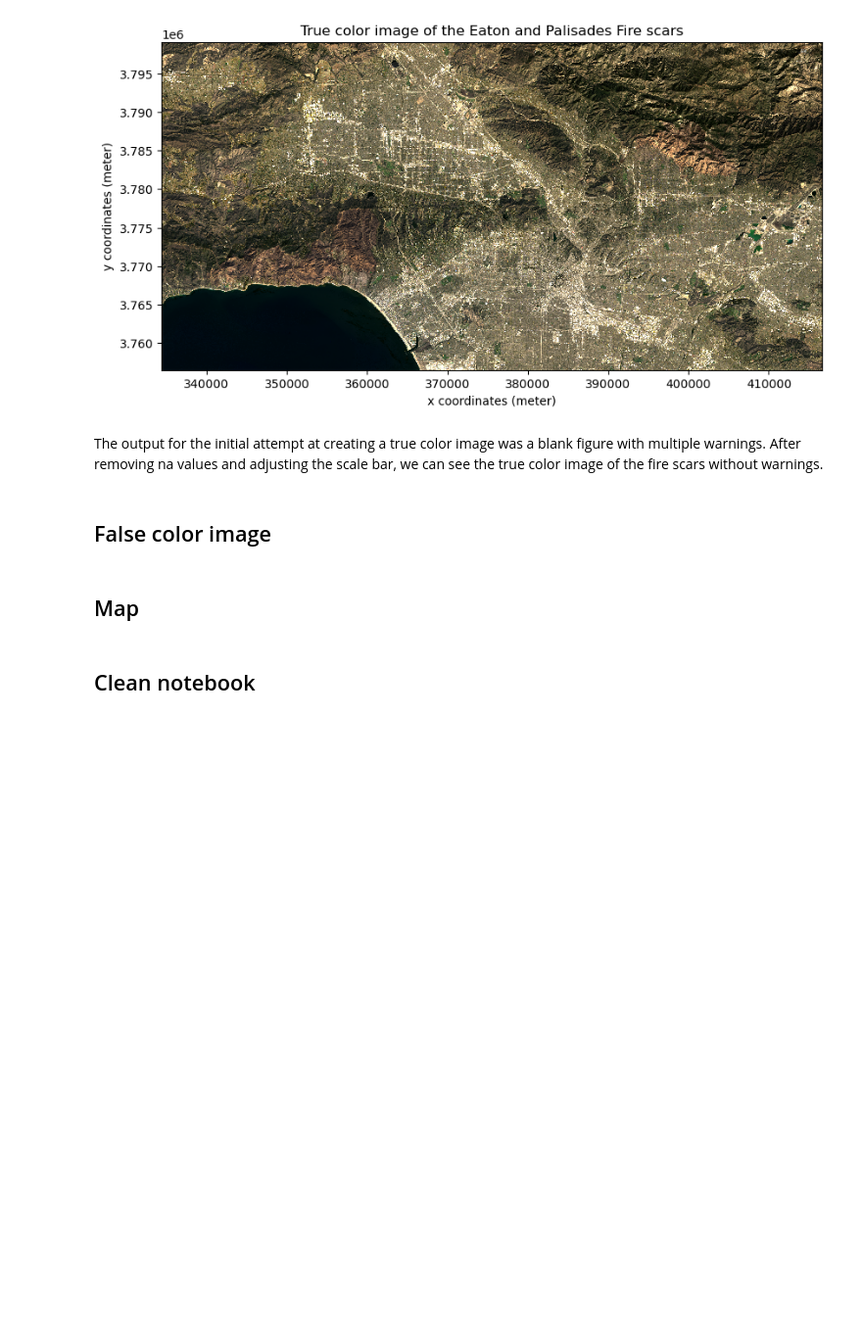
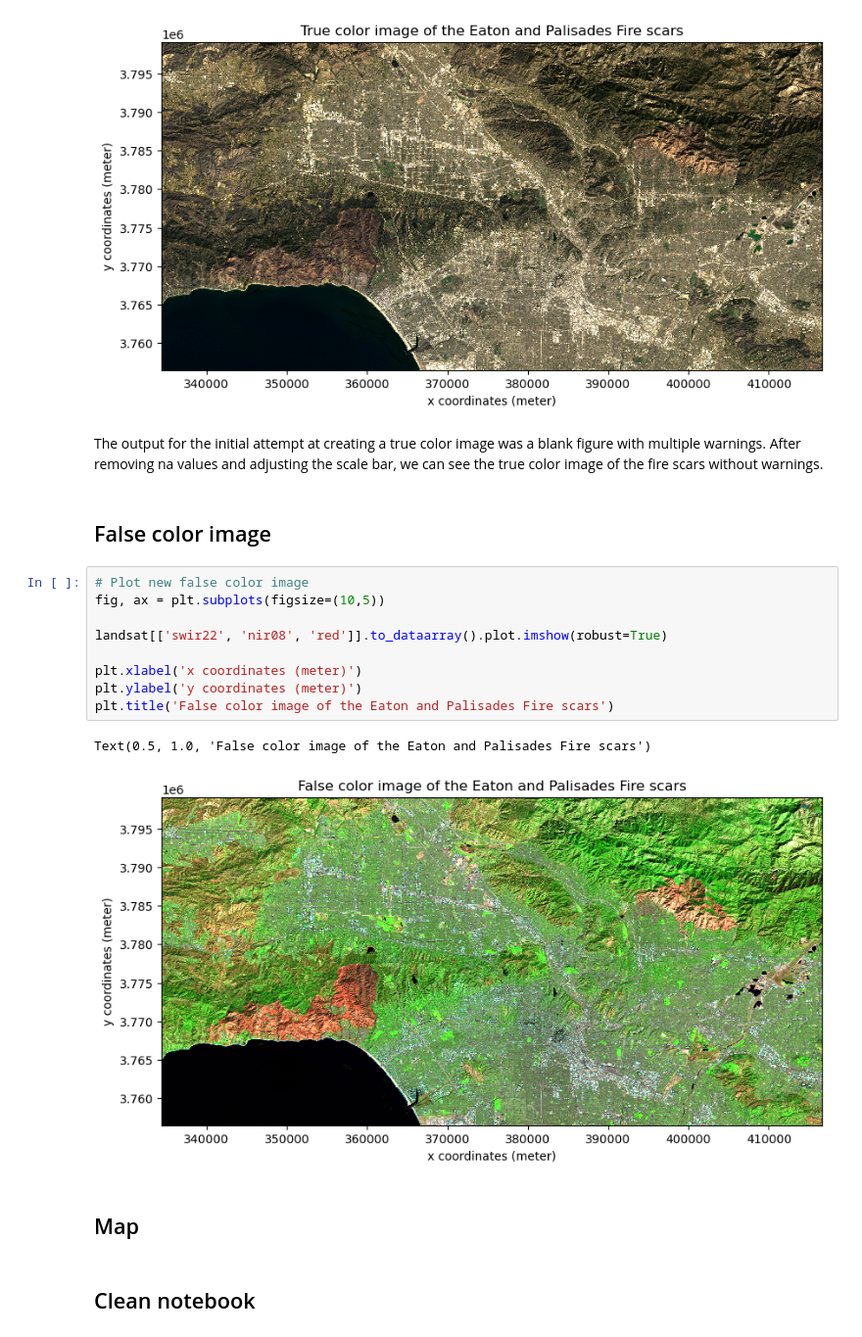
Before and after one commit to emaliap/eds220-hwk4, a Jupyter notebook: hwk4-task2-false-color-partlow.ipynb, the cells around one changed output. Shown at 98% size. Cells and saved outputs as stored; diff of their text form; blank space fills up the shorter version.

Commit message:
Create false color image of fire scars

```diff
--- a/hwk4-task2-false-color-partlow.ipynb
+++ b/hwk4-task2-false-color-partlow.ipynb
@@ -161,6 +161,18 @@ Text(0.5, 1.0, 'True color image of the Eaton and Palisades Fire scars')
 The output for the initial attempt at creating a true color image was a blank figure with multiple warnings. After removing na values and adjusting the scale bar, we can see the true color image of the fire scars without warnings.
 # %% [markdown]
 ## False color image
+# %%
+# Plot new false color image
+fig, ax = plt.subplots(figsize=(10,5))
+
+landsat[['swir22', 'nir08', 'red']].to_dataarray().plot.imshow(robust=True)
+
+plt.xlabel('x coordinates (meter)')
+plt.ylabel('y coordinates (meter)')
+plt.title('False color image of the Eaton and Palisades Fire scars')
+# %% [output]
+Text(0.5, 1.0, 'False color image of the Eaton and Palisades Fire scars')
+[figure, added]
 # %% [markdown]
 ## Map
 # %% [markdown]
```
